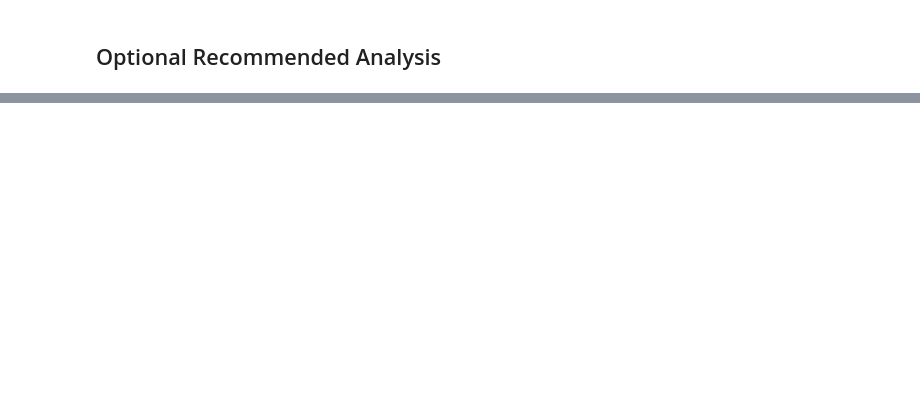
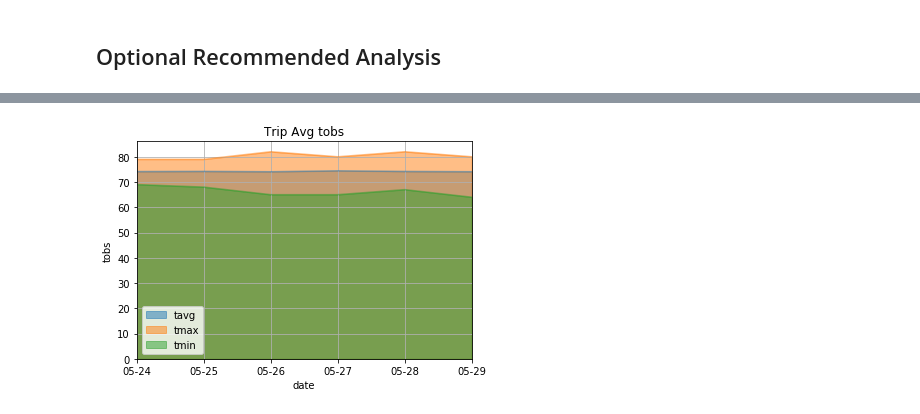
Before and after one commit to tokunami/Hawaii-hw, a Jupyter notebook: climate_analysis.ipynb, the cells around one changed output, grey strips where cells are left out. Cells and saved outputs as stored; diff of their text form; code cells hidden in the pictures; blank space fills up the shorter version.

```diff
--- a/climate_analysis.ipynb
+++ b/climate_analysis.ipynb
@@ -251,2 +248,20 @@ plt.show()
 # %% [markdown]
 ## Optional Recommended Analysis
+# %%
+# Calcualte the rainfall per weather station using the previous year's matching dates.
+# Calculate the daily normals. Normals are the averages for min, avg, and max temperatures.
+def collect_prcp(start, end):
+    if start > end:
+        start_ = end
+        end_ = start
+    else:
+        start_ = start
+        end_ = end
+
+    start_prev = yearAgoDate(start_)
+    end_prev = yearAgoDate(end_)
+
+    return pd.read_sql(session.query(Mea.date, Mea.station, Mea.prcp).filter(Mea.date > start_prev, Mea.date < end_prev).statement, session.bind)
+
+df = collect_prcp(startDate, endDate)
+df.groupby('station').max()['prcp']
@@ -253,9 +277,41 @@ plt.show()
 # %%
-# Calcualte the rainfall per weather station using the previous year's matching dates.
-# Calculate the daily normals. Normals are the averages for min, avg, and max temperatures.
+# Create a function called daily_normals that will calculate the daily normals for a specific date. This date string will be in the format %m-%d. Be sure to use all historic tobs that match that date string.
+def daily_normals(day):
+    df = pd.read_sql(session.query(Mea.date, Mea.tobs).filter(Mea.date.like("%" + day)).statement, session.bind)
+    return {
+        'min': df.describe().loc[df.describe().index=='min']['tobs'][0],
+        'avg': df.describe().loc[df.describe().index=='mean']['tobs'][0],
+        'max': df.describe().loc[df.describe().index=='max']['tobs'][0],
+        'date': day,
+    }
+# Create a list of dates for your trip in the format %m-%d. Use the daily_normals function to calculate the normals for each date string and append the results to a list.
+dates = ['05-24','05-25','05-26','05-27','05-28','05-29']
+tmin = []
+tmax = []
+tavg = []
+for day in dates:
+    result = daily_normals(day)
+    tmin.append(result['min'])
+    tmax.append(result['max'])
+    tavg.append(result['avg'])
 
+# Load the list of daily normals into a Pandas DataFrame and set the index equal to the date.
+result_DF = pd.DataFrame({
+    'date': dates,
+    'tmin': tmin,
+    'tavg': tavg,
+    'tmax': tmax
+})
+# result_DF
 
-# Create a function called daily_normals that will calculate the daily normals for a specific date. This date string will be in the format %m-%d. Be sure to use all historic tobs that match that date string.
-# Create a list of dates for your trip in the format %m-%d. Use the daily_normals function to calculate the normals for each date string and append the results to a list.
-# Load the list of daily normals into a Pandas DataFrame and set the index equal to the date.
 # Use Pandas to plot an area plot (stacked=False) for the daily normals.
+plt1 = result_DF.plot.area(stacked=False)
+plt.xticks([0,1,2,3,4,5],dates)
+plt1.set_xlabel('date')
+plt1.set_ylabel('tobs')
+plt.grid()
+plt.title(f'Trip Avg tobs')
+
+plt.show()
+# %% [output]
+[figure, added]
```
Also changed, not shown: parts of 9 cells of this notebook.
